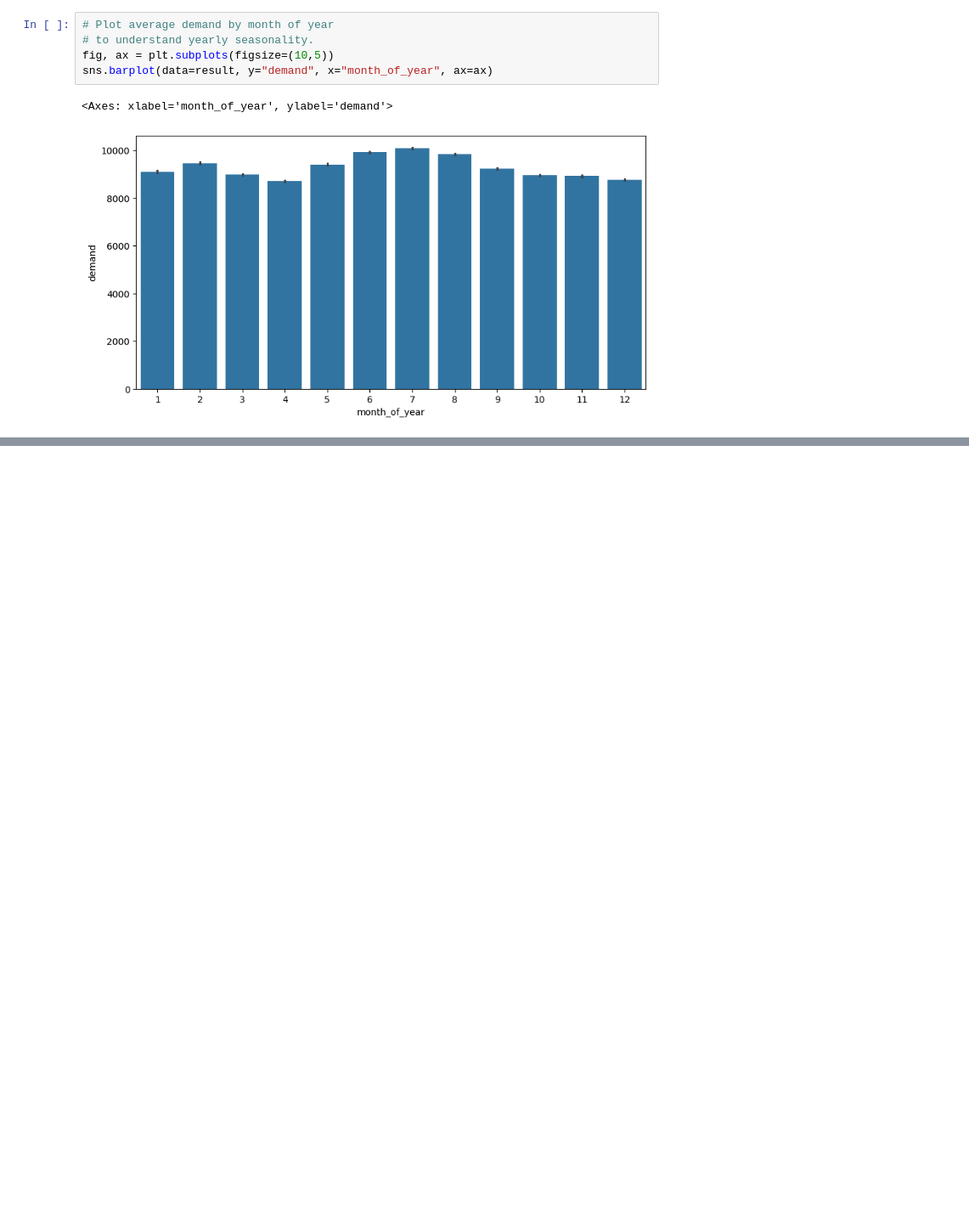
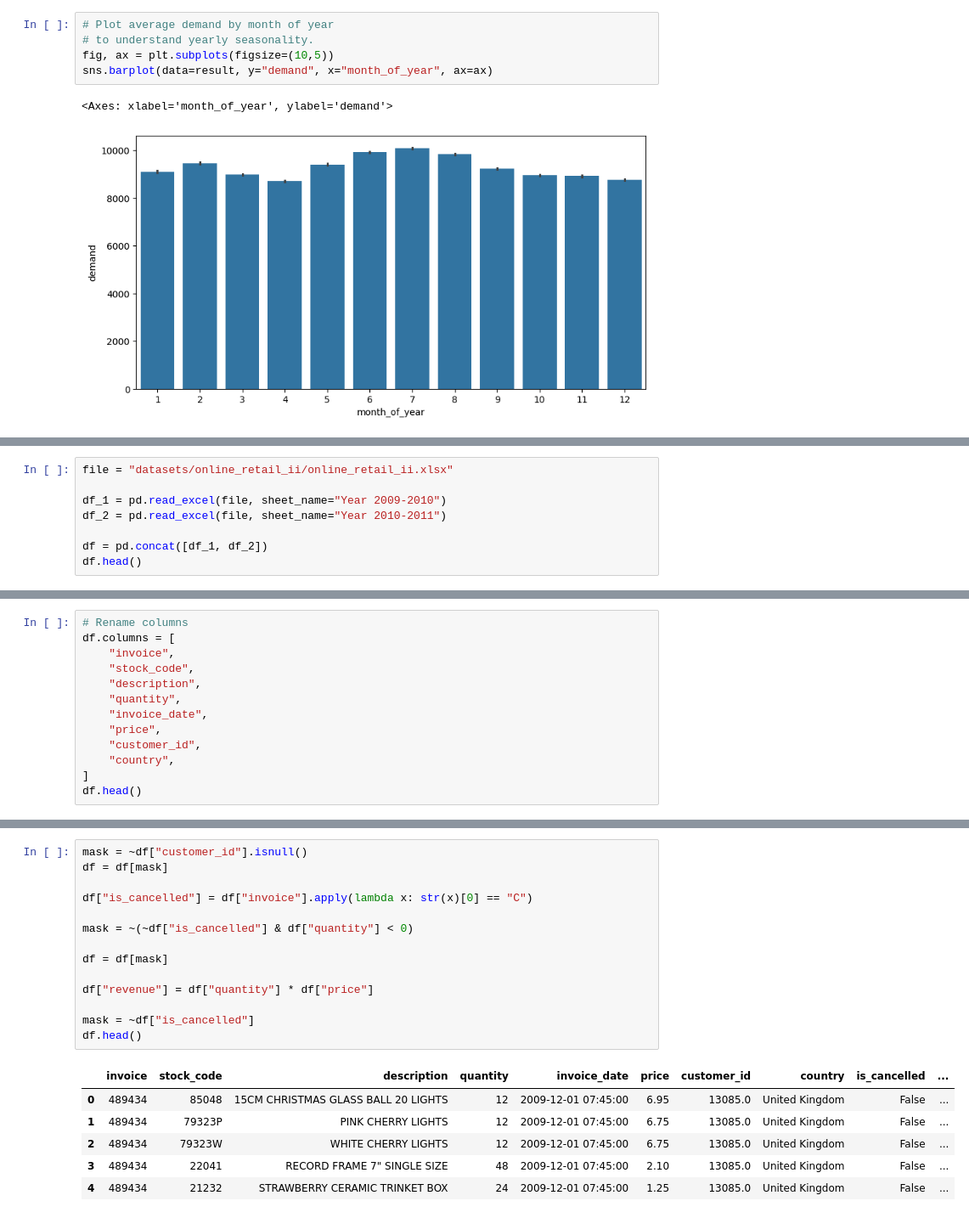
Before and after one commit to yungshun317/pd-algo-trading, a Jupyter notebook: feature_engineering.ipynb, the cells around one changed output, grey strips where cells are left out. Shown at 85% size. Cells and saved outputs as stored; diff of their text form; blank space fills up the shorter version.

```diff
--- a/feature_engineering.ipynb
+++ b/feature_engineering.ipynb
@@ -1245,0 +1334,8 @@ sns.barplot(data=result, y="demand", x="month_of_year", ax=ax)
+# %%
+file = "datasets/online_retail_ii/online_retail_ii.xlsx"
+
+df_1 = pd.read_excel(file, sheet_name="Year 2009-2010")
+df_2 = pd.read_excel(file, sheet_name="Year 2010-2011")
+
+df = pd.concat([df_1, df_2])
+df.head()
@@ -1245,0 +1349,13 @@ sns.barplot(data=result, y="demand", x="month_of_year", ax=ax)
+# %%
+# Rename columns
+df.columns = [
+    "invoice",
+    "stock_code",
+    "description",
+    "quantity",
+    "invoice_date",
+    "price",
+    "customer_id",
+    "country",
+]
+df.head()
@@ -1245,0 +1369,21 @@ sns.barplot(data=result, y="demand", x="month_of_year", ax=ax)
+# %%
+mask = ~df["customer_id"].isnull()
+df = df[mask]
+
+df["is_cancelled"] = df["invoice"].apply(lambda x: str(x)[0] == "C")
+
+mask = ~(~df["is_cancelled"] & df["quantity"] < 0)
+
+df = df[mask]
+
+df["revenue"] = df["quantity"] * df["price"]
+
+mask = ~df["is_cancelled"]
+df.head()
+# %% [output]
+|  | invoice | stock_code | description | quantity | invoice_date | price | customer_id | country | is_cancelled | ... |
+| 0 | 489434 | 85048 | 15CM CHRISTMAS GLASS BALL 20 LIGHTS | 12 | 2009-12-01 07:45:00 | 6.95 | 13085.0 | United Kingdom | False | ... |
+| 1 | 489434 | 79323P | PINK CHERRY LIGHTS | 12 | 2009-12-01 07:45:00 | 6.75 | 13085.0 | United Kingdom | False | ... |
+| 2 | 489434 | 79323W | WHITE CHERRY LIGHTS | 12 | 2009-12-01 07:45:00 | 6.75 | 13085.0 | United Kingdom | False | ... |
+| 3 | 489434 | 22041 | RECORD FRAME 7" SINGLE SIZE | 48 | 2009-12-01 07:45:00 | 2.10 | 13085.0 | United Kingdom | False | ... |
+| 4 | 489434 | 21232 | STRAWBERRY CERAMIC TRINKET BOX | 24 | 2009-12-01 07:45:00 | 1.25 | 13085.0 | United Kingdom | False | ... |
```
Also changed, not shown: parts of 65 cells of this notebook.
